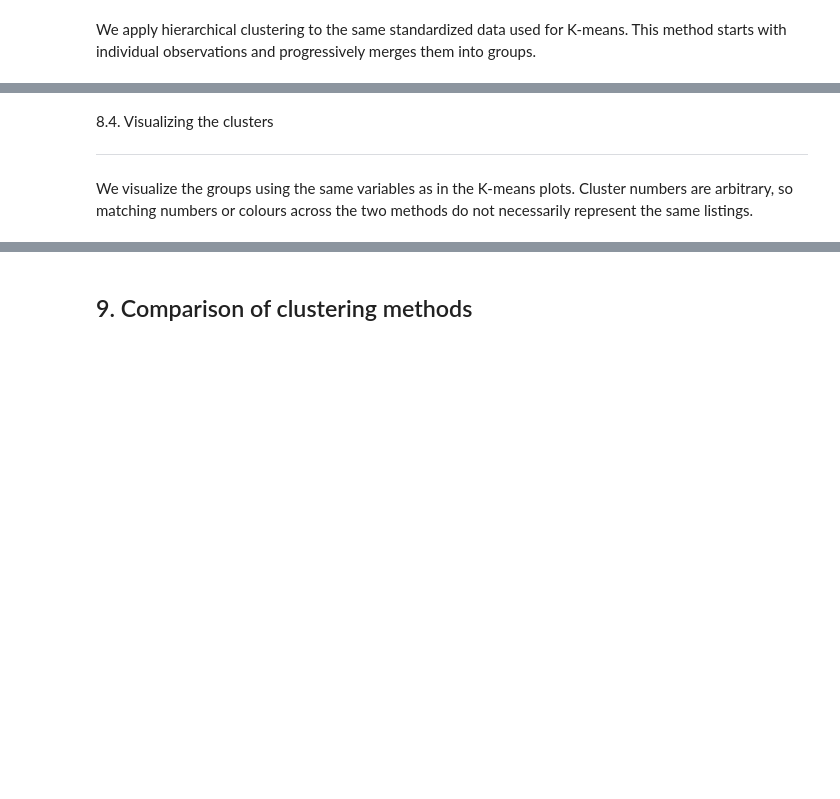
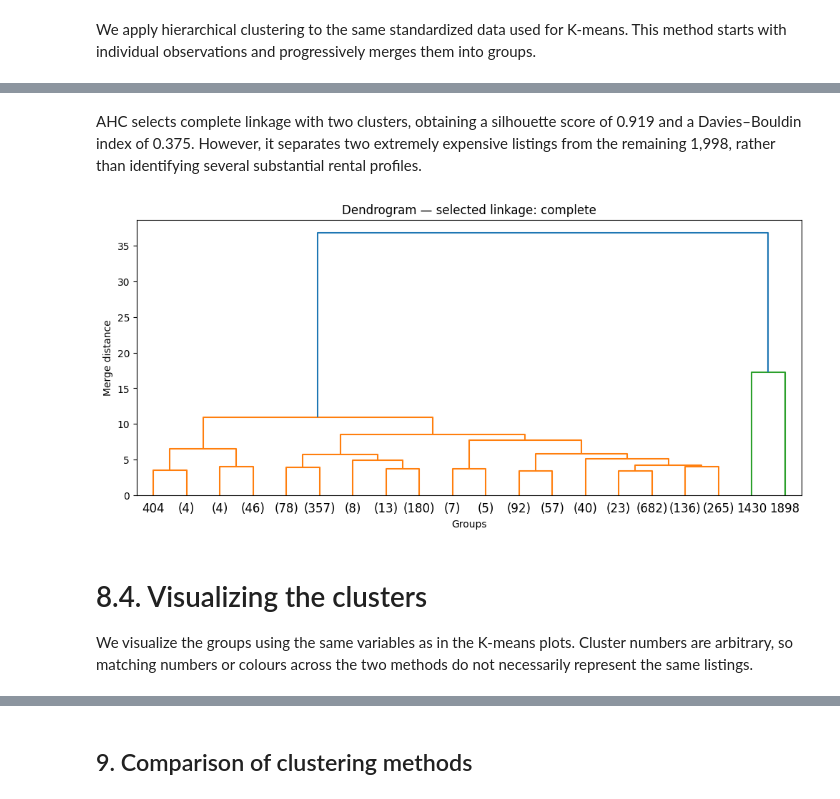
Before and after one commit to gwendal-lvl/toronto-airbnb-ml, a Jupyter notebook: Projet_ML_Airbnb_Toronto.ipynb, the cells around one changed output, grey strips where cells are left out. Saved outputs shown, nothing was run; the diff lists cells and outputs as text; code cells hidden in the pictures; blank space fills up the shorter version.

```diff
--- a/Projet_ML_Airbnb_Toronto.ipynb
+++ b/Projet_ML_Airbnb_Toronto.ipynb
@@ -690,7 +753,22 @@ display(
+# %% [markdown]
+AHC selects complete linkage with two clusters, obtaining a silhouette score of 0.919 and a Davies–Bouldin index of 0.375. However, it separates two extremely expensive listings from the remaining 1,998, rather than identifying several substantial rental profiles.
+# %%
+Z_selected = linkage(X_scaled, method=ahc.linkage)
+
+plt.figure(figsize=(12, 5))
+dendrogram(
+    Z_selected,
+    truncate_mode="lastp",
+    p=20
+)
+plt.title("Dendrogram — selected linkage: " + ahc.linkage)
+plt.xlabel("Groups")
+plt.ylabel("Merge distance")
+plt.show()
+# %% [output]
+[figure, added]
 # %% [markdown]
-8.4. Visualizing the clusters
-
----
+# 8.4. Visualizing the clusters
 
 We visualize the groups using the same variables as in the K-means plots. Cluster numbers are arbitrary, so matching numbers or colours across the two methods do not necessarily represent the same listings.
 # %%
```
Also changed, not shown: parts of 66 cells of this notebook.
